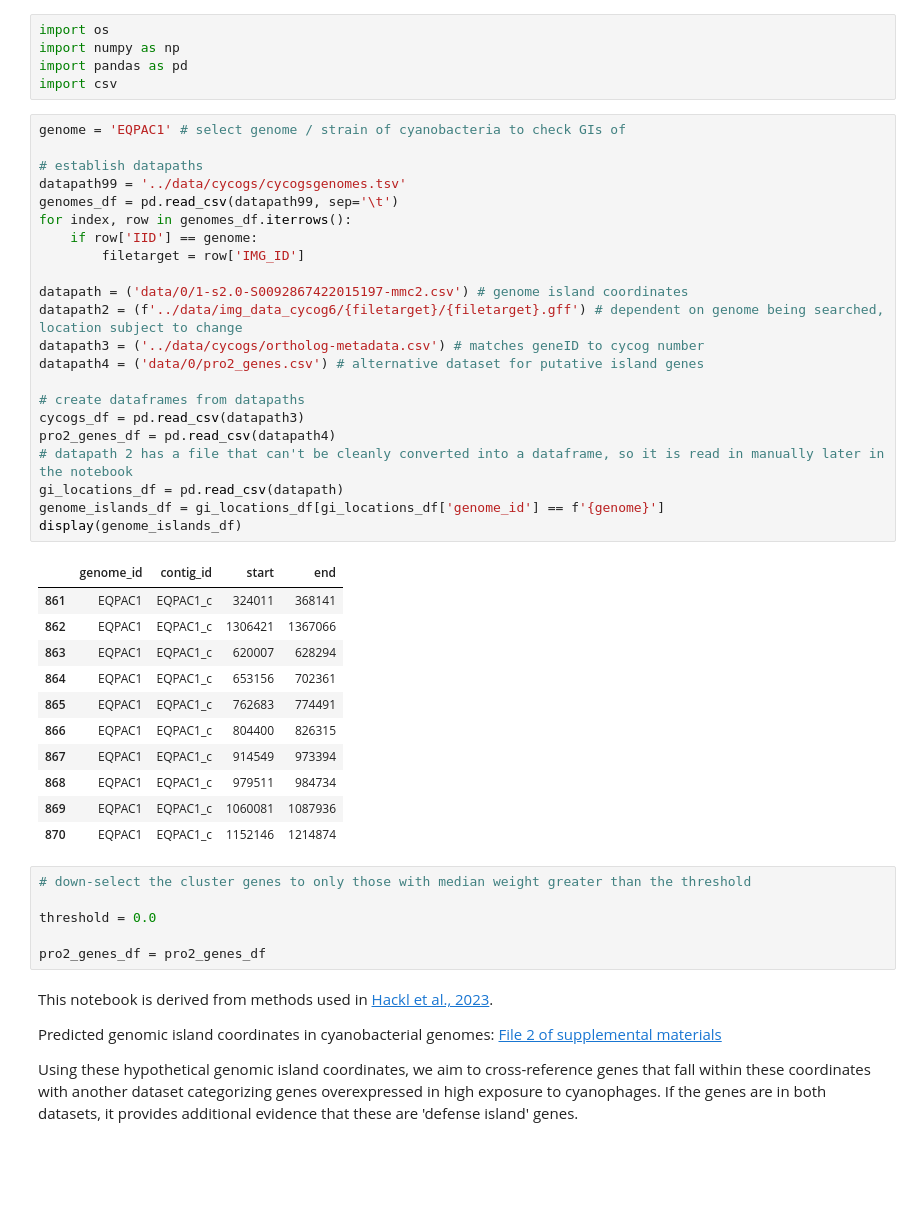
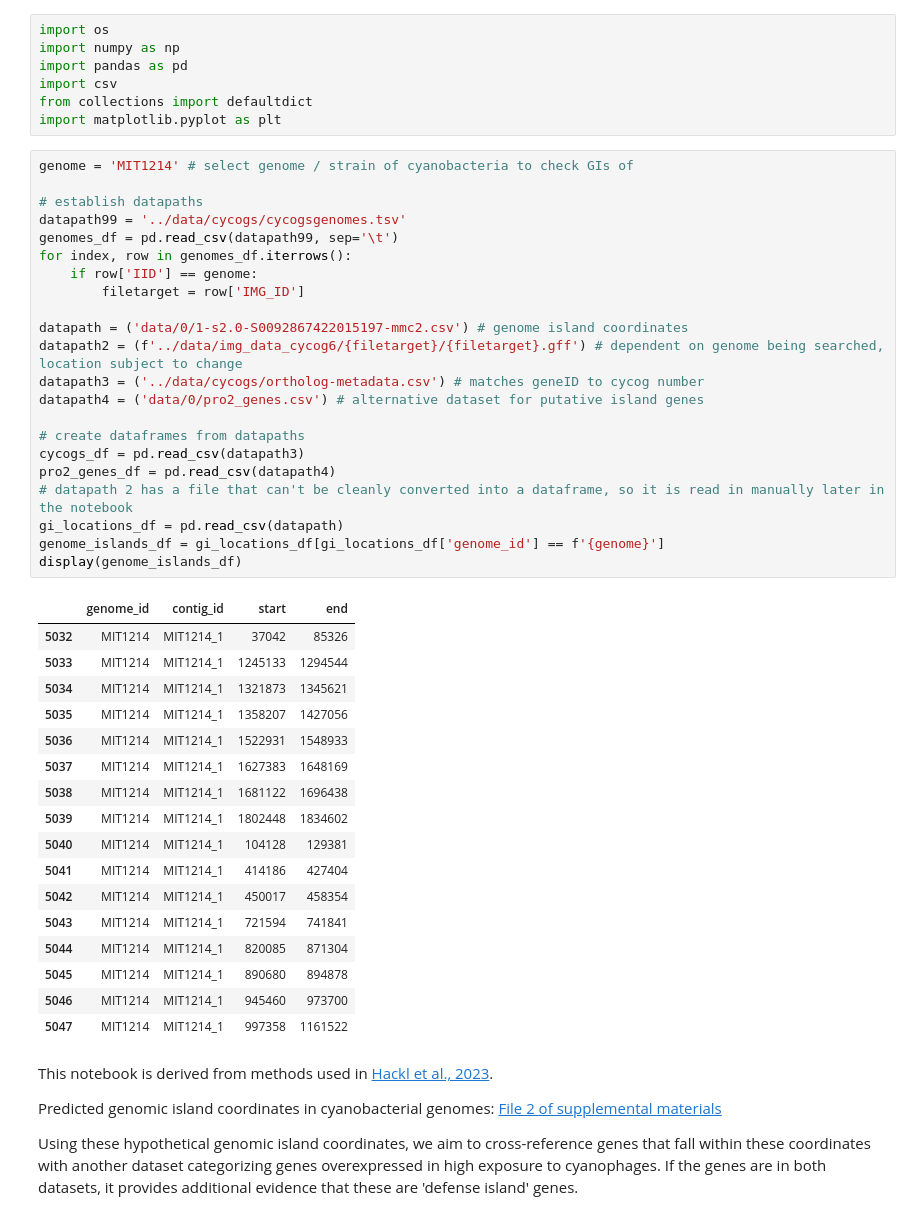
Before and after one commit to Jonahv11/cyano-serralysins, a Jupyter notebook: cycog-tree-tool/island-survey.ipynb, the cells around one changed output. Drawn from its saved outputs; the diff is of its cells as text; blank space fills up the shorter version.

```diff
--- a/cycog-tree-tool/island-survey.ipynb
+++ b/cycog-tree-tool/island-survey.ipynb
@@ -3,46 +3,48 @@ import os
 import numpy as np
 import pandas as pd
 import csv
+from collections import defaultdict
+import matplotlib.pyplot as plt
 # %%
-genome = 'EQPAC1' # select genome / strain of cyanobacteria to check GIs of
+genome = 'MIT1214' # select genome / strain of cyanobacteria to check GIs of
 
 # establish datapaths
 datapath99 = '../data/cycogs/cycogsgenomes.tsv'
 genomes_df = pd.read_csv(datapath99, sep='\t')
 for index, row in genomes_df.iterrows():
     if row['IID'] == genome:
         filetarget = row['IMG_ID']
 
 datapath = ('data/0/1-s2.0-S0092867422015197-mmc2.csv') # genome island coordinates
 datapath2 = (f'../data/img_data_cycog6/{filetarget}/{filetarget}.gff') # dependent on genome being searched, location subject to change
 datapath3 = ('../data/cycogs/ortholog-metadata.csv') # matches geneID to cycog number
 datapath4 = ('data/0/pro2_genes.csv') # alternative dataset for putative island genes
 
 # create dataframes from datapaths
 cycogs_df = pd.read_csv(datapath3)
 pro2_genes_df = pd.read_csv(datapath4)
 # datapath 2 has a file that can't be cleanly converted into a dataframe, so it is read in manually later in the notebook
 gi_locations_df = pd.read_csv(datapath)
 genome_islands_df = gi_locations_df[gi_locations_df['genome_id'] == f'{genome}']
 display(genome_islands_df)
 # %% [output]
 |  | genome_id | contig_id | start | end |
-| 861 | EQPAC1 | EQPAC1_c | 324011 | 368141 |
-| 862 | EQPAC1 | EQPAC1_c | 1306421 | 1367066 |
-| 863 | EQPAC1 | EQPAC1_c | 620007 | 628294 |
-| 864 | EQPAC1 | EQPAC1_c | 653156 | 702361 |
-| 865 | EQPAC1 | EQPAC1_c | 762683 | 774491 |
-| 866 | EQPAC1 | EQPAC1_c | 804400 | 826315 |
-| 867 | EQPAC1 | EQPAC1_c | 914549 | 973394 |
-| 868 | EQPAC1 | EQPAC1_c | 979511 | 984734 |
-| 869 | EQPAC1 | EQPAC1_c | 1060081 | 1087936 |
-| 870 | EQPAC1 | EQPAC1_c | 1152146 | 1214874 |
+| 5032 | MIT1214 | MIT1214_1 | 37042 | 85326 |
+| 5033 | MIT1214 | MIT1214_1 | 1245133 | 1294544 |
+| 5034 | MIT1214 | MIT1214_1 | 1321873 | 1345621 |
+| 5035 | MIT1214 | MIT1214_1 | 1358207 | 1427056 |
+| 5036 | MIT1214 | MIT1214_1 | 1522931 | 1548933 |
+| 5037 | MIT1214 | MIT1214_1 | 1627383 | 1648169 |
+| 5038 | MIT1214 | MIT1214_1 | 1681122 | 1696438 |
+| 5039 | MIT1214 | MIT1214_1 | 1802448 | 1834602 |
+| 5040 | MIT1214 | MIT1214_1 | 104128 | 129381 |
+| 5041 | MIT1214 | MIT1214_1 | 414186 | 427404 |
+| 5042 | MIT1214 | MIT1214_1 | 450017 | 458354 |
+| 5043 | MIT1214 | MIT1214_1 | 721594 | 741841 |
+| 5044 | MIT1214 | MIT1214_1 | 820085 | 871304 |
+| 5045 | MIT1214 | MIT1214_1 | 890680 | 894878 |
+| 5046 | MIT1214 | MIT1214_1 | 945460 | 973700 |
+| 5047 | MIT1214 | MIT1214_1 | 997358 | 1161522 |
-# %%
-# down-select the cluster genes to only those with median weight greater than the threshold
-
-threshold = 0.0
-
-pro2_genes_df = pro2_genes_df
 # %% [markdown]
 This notebook is derived from methods used in [Hackl et al., 2023](https://www.cell.com/cell/pdf/S0092-8674(22)01519-7.pdf).
 
```
Also changed, not shown: parts of 13 cells of this notebook.
